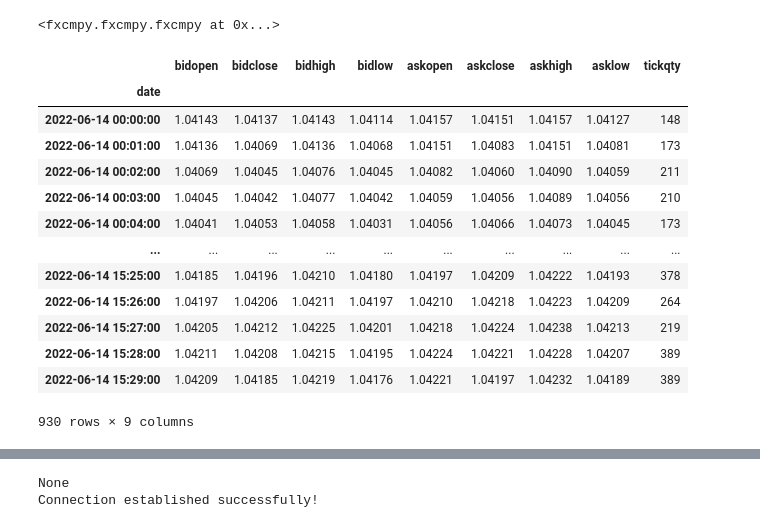
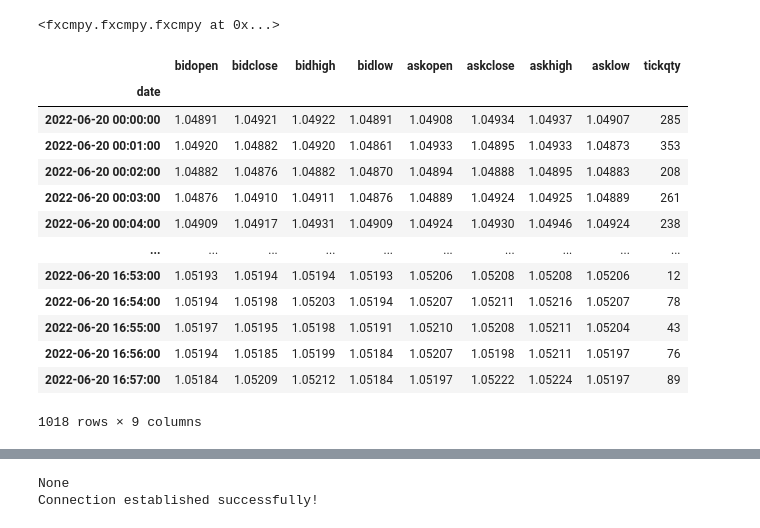
Before and after one commit to sonupal129/affinity, a Jupyter notebook: algo_test.ipynb, the cells around one changed output, grey strips where cells are left out. Cells and saved outputs as stored; diff of their text form; code cells hidden in the pictures.

```diff
--- a/algo_test.ipynb
+++ b/algo_test.ipynb
@@ -10,30 +10,30 @@ con
 # %%
 import datetime as dt
 from icecream import ic
 import socketio, engineio
 from django.conf import settings
 
-start = dt.datetime(2022,6,14)
-end = dt.datetime(2022,6,16)
+start = dt.datetime(2022,6,20)
+end = dt.datetime(2022,6,21)
 data = con.get_candles('EUR/USD', period='m1', start=start, end=end) #number=250 start=start, end=end
 # data.to_csv("may.csv")
 connection = con
 data
 # %% [output]
 |  | bidopen | bidclose | bidhigh | bidlow | askopen | askclose | askhigh | asklow | tickqty |
 | date |  |  |  |  |  |  |  |  |  |
-| 2022-06-14 00:00:00 | 1.04143 | 1.04137 | 1.04143 | 1.04114 | 1.04157 | 1.04151 | 1.04157 | 1.04127 | 148 |
-| 2022-06-14 00:01:00 | 1.04136 | 1.04069 | 1.04136 | 1.04068 | 1.04151 | 1.04083 | 1.04151 | 1.04081 | 173 |
-| 2022-06-14 00:02:00 | 1.04069 | 1.04045 | 1.04076 | 1.04045 | 1.04082 | 1.04060 | 1.04090 | 1.04059 | 211 |
-| 2022-06-14 00:03:00 | 1.04045 | 1.04042 | 1.04077 | 1.04042 | 1.04059 | 1.04056 | 1.04089 | 1.04056 | 210 |
-| 2022-06-14 00:04:00 | 1.04041 | 1.04053 | 1.04058 | 1.04031 | 1.04056 | 1.04066 | 1.04073 | 1.04045 | 173 |
+| 2022-06-20 00:00:00 | 1.04891 | 1.04921 | 1.04922 | 1.04891 | 1.04908 | 1.04934 | 1.04937 | 1.04907 | 285 |
+| 2022-06-20 00:01:00 | 1.04920 | 1.04882 | 1.04920 | 1.04861 | 1.04933 | 1.04895 | 1.04933 | 1.04873 | 353 |
+| 2022-06-20 00:02:00 | 1.04882 | 1.04876 | 1.04882 | 1.04870 | 1.04894 | 1.04888 | 1.04895 | 1.04883 | 208 |
+| 2022-06-20 00:03:00 | 1.04876 | 1.04910 | 1.04911 | 1.04876 | 1.04889 | 1.04924 | 1.04925 | 1.04889 | 261 |
+| 2022-06-20 00:04:00 | 1.04909 | 1.04917 | 1.04931 | 1.04909 | 1.04924 | 1.04930 | 1.04946 | 1.04924 | 238 |
 | ... | ... | ... | ... | ... | ... | ... | ... | ... | ... |
-| 2022-06-14 15:25:00 | 1.04185 | 1.04196 | 1.04210 | 1.04180 | 1.04197 | 1.04209 | 1.04222 | 1.04193 | 378 |
-| 2022-06-14 15:26:00 | 1.04197 | 1.04206 | 1.04211 | 1.04197 | 1.04210 | 1.04218 | 1.04223 | 1.04209 | 264 |
-| 2022-06-14 15:27:00 | 1.04205 | 1.04212 | 1.04225 | 1.04201 | 1.04218 | 1.04224 | 1.04238 | 1.04213 | 219 |
-| 2022-06-14 15:28:00 | 1.04211 | 1.04208 | 1.04215 | 1.04195 | 1.04224 | 1.04221 | 1.04228 | 1.04207 | 389 |
-| 2022-06-14 15:29:00 | 1.04209 | 1.04185 | 1.04219 | 1.04176 | 1.04221 | 1.04197 | 1.04232 | 1.04189 | 389 |
+| 2022-06-20 16:53:00 | 1.05193 | 1.05194 | 1.05194 | 1.05193 | 1.05206 | 1.05208 | 1.05208 | 1.05206 | 12 |
+| 2022-06-20 16:54:00 | 1.05194 | 1.05198 | 1.05203 | 1.05194 | 1.05207 | 1.05211 | 1.05216 | 1.05207 | 78 |
+| 2022-06-20 16:55:00 | 1.05197 | 1.05195 | 1.05198 | 1.05191 | 1.05210 | 1.05208 | 1.05211 | 1.05204 | 43 |
+| 2022-06-20 16:56:00 | 1.05194 | 1.05185 | 1.05199 | 1.05184 | 1.05207 | 1.05198 | 1.05211 | 1.05197 | 76 |
+| 2022-06-20 16:57:00 | 1.05184 | 1.05209 | 1.05212 | 1.05184 | 1.05197 | 1.05222 | 1.05224 | 1.05197 | 89 |
-930 rows × 9 columns
+1018 rows × 9 columns
 # %%
 import django
 django.setup()
```
Also changed, not shown: parts of 7 cells of this notebook, 4 other files.
